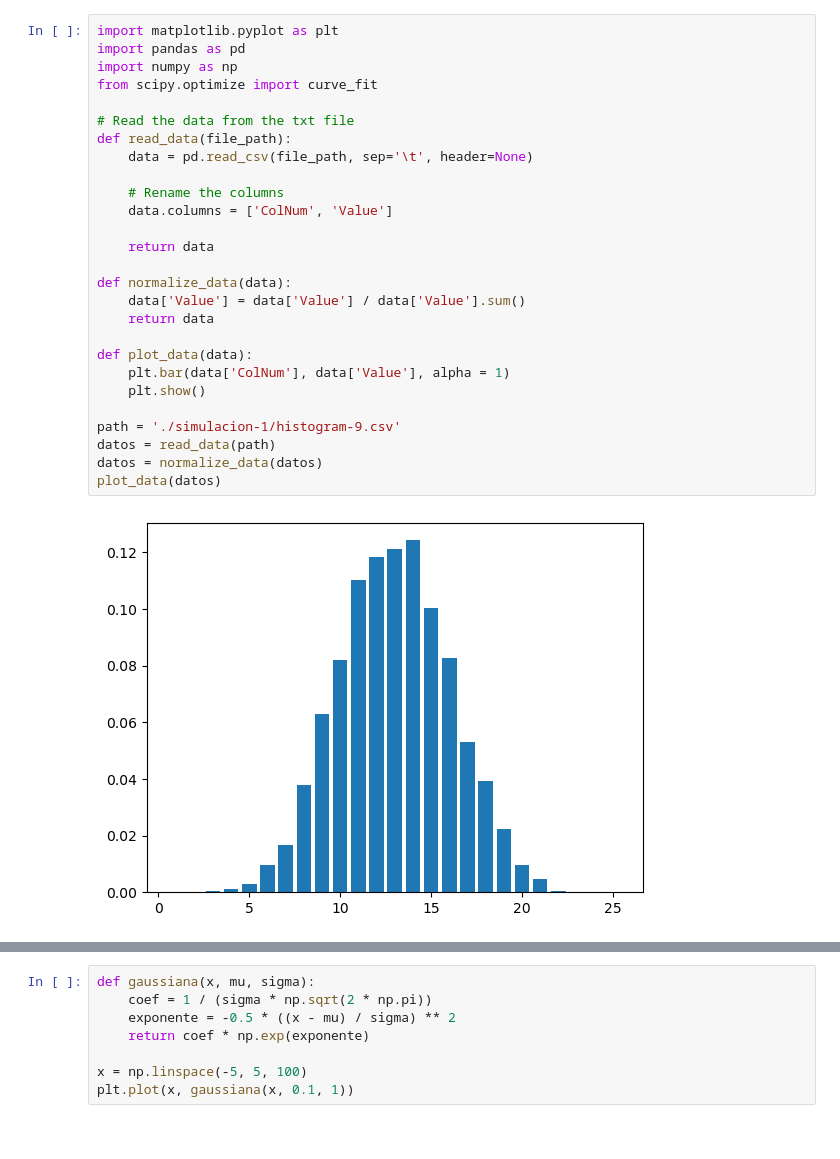
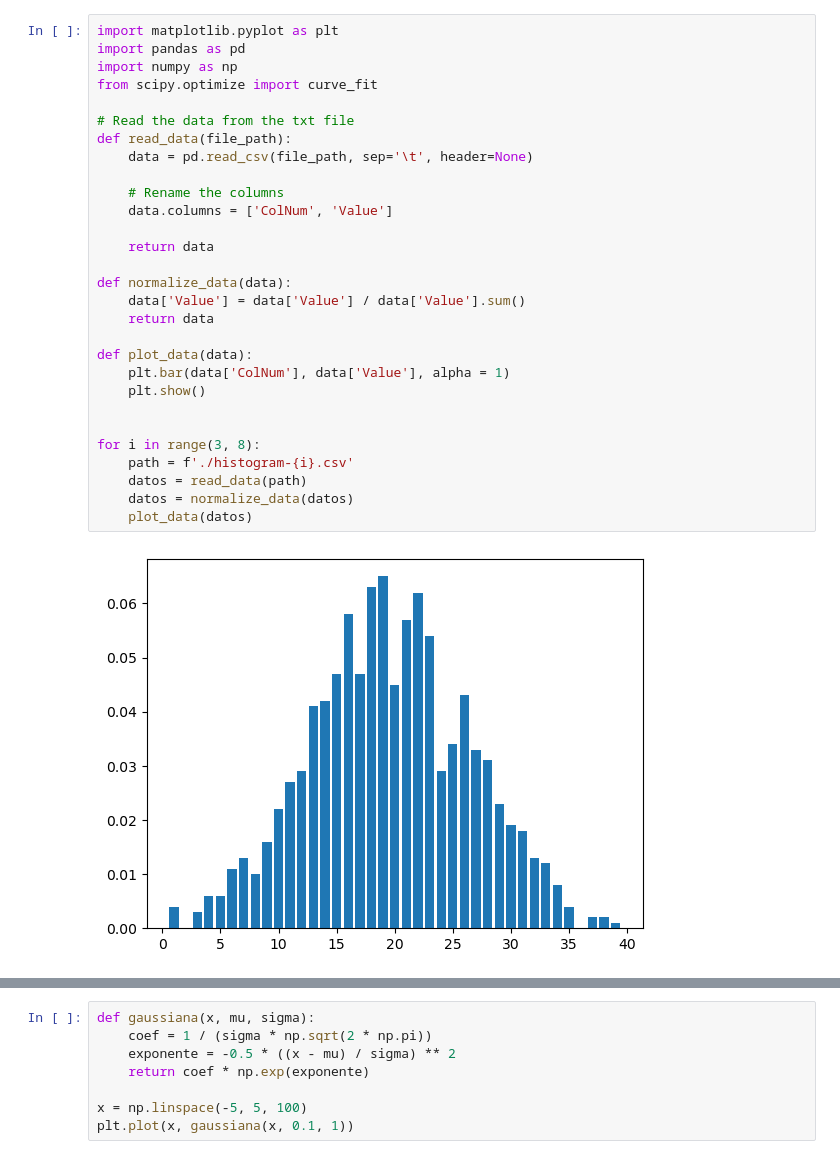
Before and after one commit to niaggar/dynamical-galton-go, a Jupyter notebook: grafica.ipynb, the cells around one changed output, grey strips where cells are left out. Cells and saved outputs as stored; diff of their text form.

```diff
--- a/grafica.ipynb
+++ b/grafica.ipynb
@@ -1,29 +1,31 @@
 # %%
 import matplotlib.pyplot as plt
 import pandas as pd
 import numpy as np
 from scipy.optimize import curve_fit
 
 # Read the data from the txt file
 def read_data(file_path):
     data = pd.read_csv(file_path, sep='\t', header=None)
 
     # Rename the columns
     data.columns = ['ColNum', 'Value']
 
     return data
 
 def normalize_data(data):
     data['Value'] = data['Value'] / data['Value'].sum()
     return data
 
 def plot_data(data):
     plt.bar(data['ColNum'], data['Value'], alpha = 1)
     plt.show()
 
-path = './simulacion-1/histogram-9.csv'
-datos = read_data(path)
-datos = normalize_data(datos)
-plot_data(datos)
+
+for i in range(3, 8):
+    path = f'./histogram-{i}.csv'
+    datos = read_data(path)
+    datos = normalize_data(datos)
+    plot_data(datos)
 # %% [output]
-[figure, old version]
+[figure, new version]
```
Also changed, not shown: parts of 2 cells of this notebook, 5 other files.
